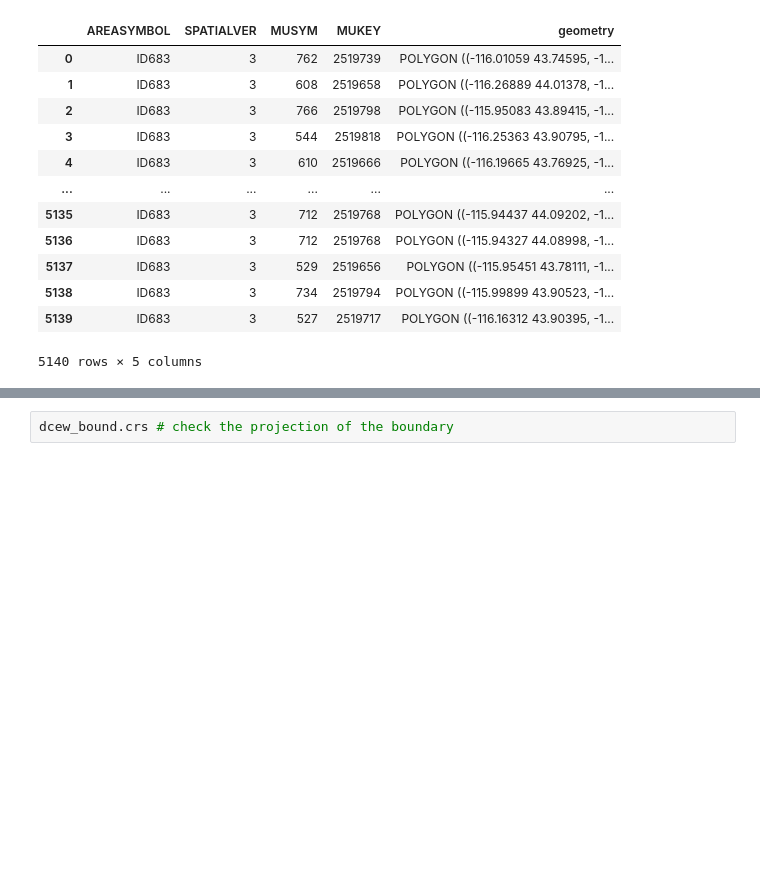
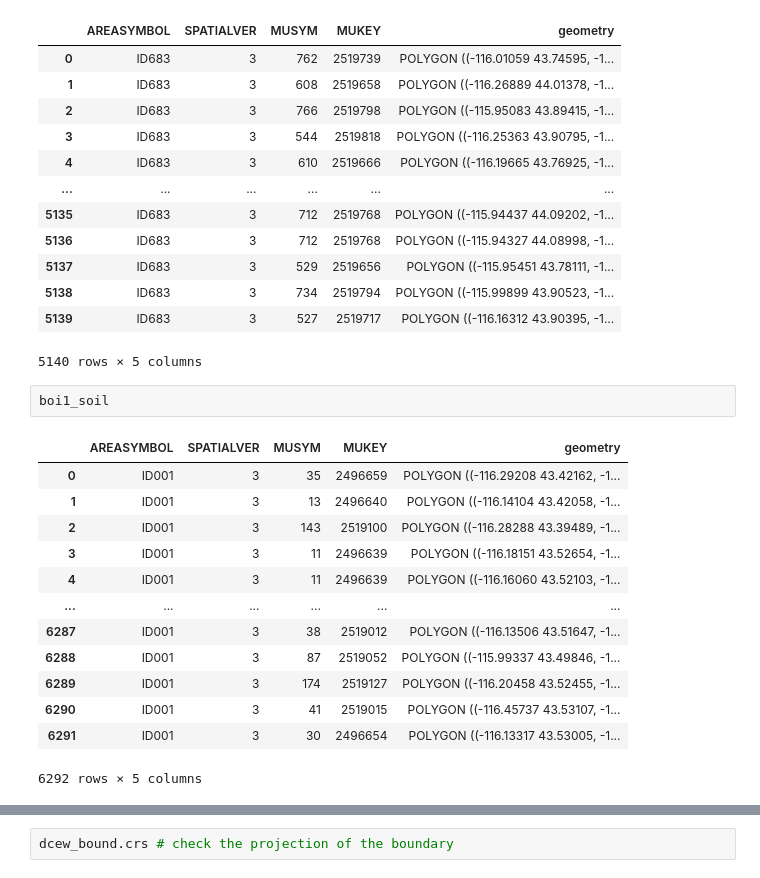
Before and after one commit to mcreelma/GEOS505_F22, a Jupyter notebook: GPD/GPD_Tutorial.ipynb, the cells around one changed output, grey strips where cells are left out. Cells and saved outputs as stored; diff of their text form; blank space fills up the shorter version.

```diff
--- a/GPD/GPD_Tutorial.ipynb
+++ b/GPD/GPD_Tutorial.ipynb
@@ -55,6 +55,22 @@ boi2_soil # look at the data
 | 5138 | ID683 | 3 | 734 | 2519794 | POLYGON ((-115.99899 43.90523, -1... |
 | 5139 | ID683 | 3 | 527 | 2519717 | POLYGON ((-116.16312 43.90395, -1... |
 5140 rows × 5 columns
+# %%
+boi1_soil
+# %% [output]
+|  | AREASYMBOL | SPATIALVER | MUSYM | MUKEY | geometry |
+| 0 | ID001 | 3 | 35 | 2496659 | POLYGON ((-116.29208 43.42162, -1... |
+| 1 | ID001 | 3 | 13 | 2496640 | POLYGON ((-116.14104 43.42058, -1... |
+| 2 | ID001 | 3 | 143 | 2519100 | POLYGON ((-116.28288 43.39489, -1... |
+| 3 | ID001 | 3 | 11 | 2496639 | POLYGON ((-116.18151 43.52654, -1... |
+| 4 | ID001 | 3 | 11 | 2496639 | POLYGON ((-116.16060 43.52103, -1... |
+| ... | ... | ... | ... | ... | ... |
+| 6287 | ID001 | 3 | 38 | 2519012 | POLYGON ((-116.13506 43.51647, -1... |
+| 6288 | ID001 | 3 | 87 | 2519052 | POLYGON ((-115.99337 43.49846, -1... |
+| 6289 | ID001 | 3 | 174 | 2519127 | POLYGON ((-116.20458 43.52455, -1... |
+| 6290 | ID001 | 3 | 41 | 2519015 | POLYGON ((-116.45737 43.53107, -1... |
+| 6291 | ID001 | 3 | 30 | 2496654 | POLYGON ((-116.13317 43.53005, -1... |
+6292 rows × 5 columns
 # %%
 fig = plt.figure(figsize=(50, 50))
 ax2 = boi2_soil.plot(column = 'MUSYM', cmap = 'Dark2')
```
Also changed, not shown: parts of 6 cells of this notebook, 9 other files.
